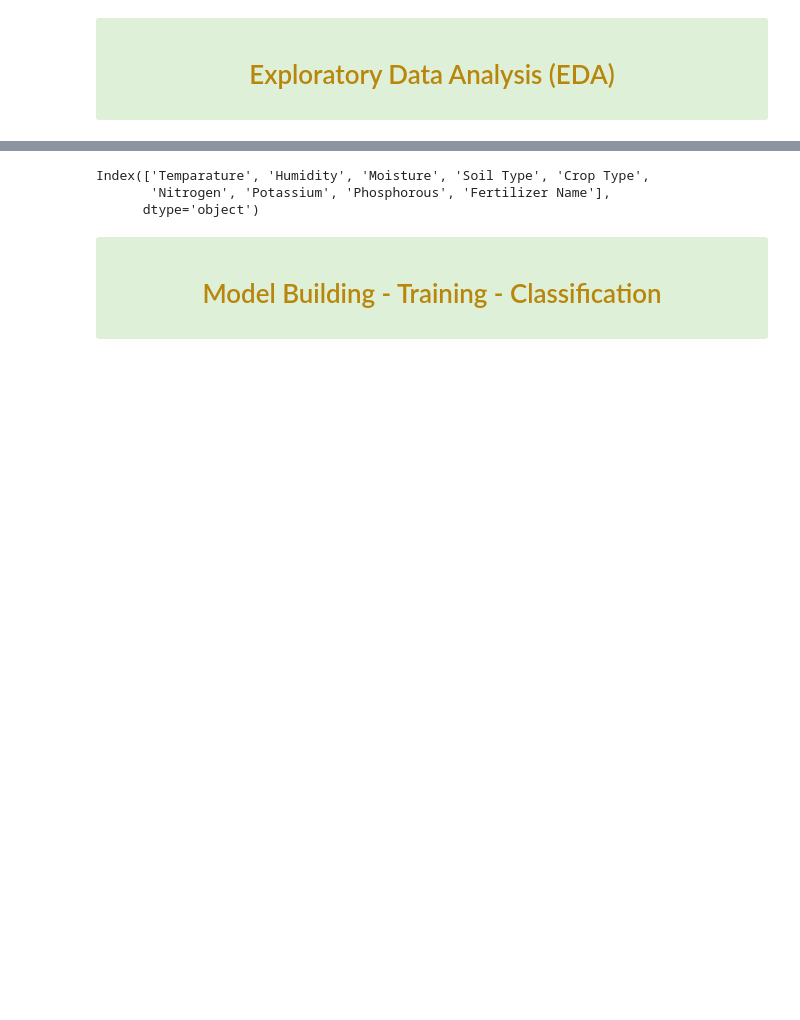
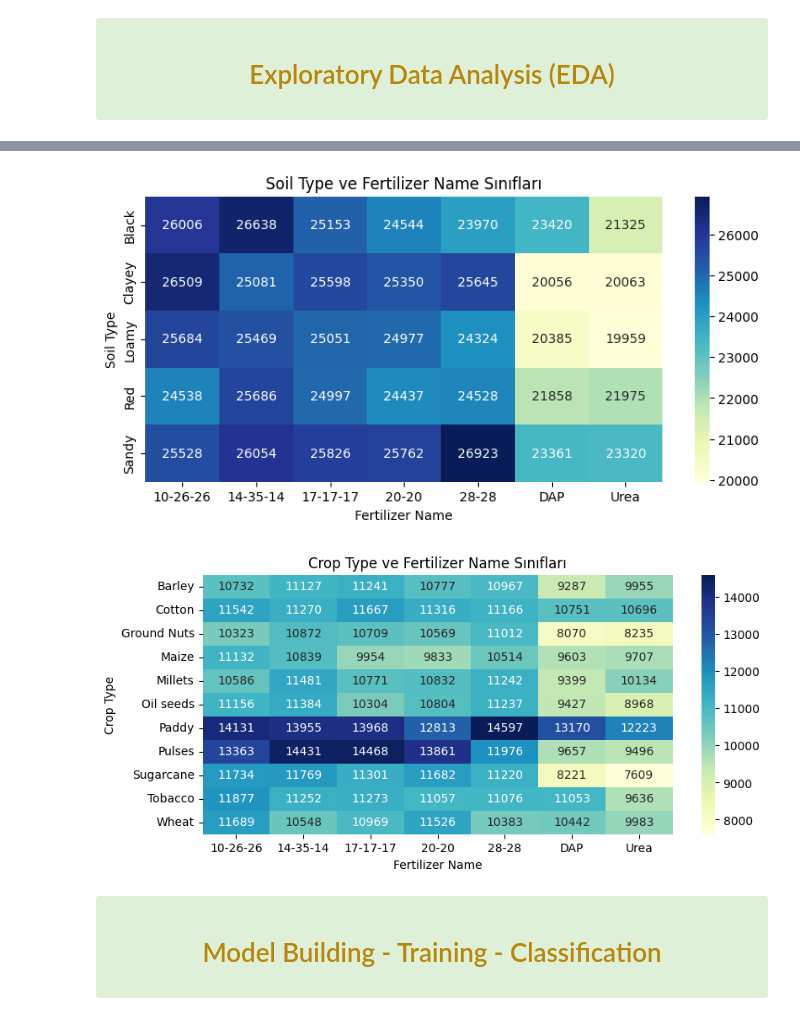
Before and after one commit to Muhammed-Mustafa-Dastan/Kaggle_Competition, a Jupyter notebook: Predicting Optimal Fertilizers/XGBoost_model_pro_02/main_v4.ipynb, the cells around one changed output, grey strips where cells are left out. Cells and saved outputs as stored; diff of their text form; code cells hidden in the pictures; blank space fills up the shorter version.

```diff
--- a/Predicting Optimal Fertilizers/XGBoost_model_pro_02/main_v4.ipynb
+++ b/Predicting Optimal Fertilizers/XGBoost_model_pro_02/main_v4.ipynb
@@ -217,17 +274,16 @@ for col in num_cols:
 # %%
 # 8. Crosstab + heatmap (Soil Type ve Crop Type için Fertilizer dağılımları)
 for cat in cat_cols:
-    ct = pd.crosstab(df_train[cat], df_train['Fertilizer'])
+    ct = pd.crosstab(df_train[cat], df_train['Fertilizer Name'])
     plt.figure(figsize=(9, 4))
     sns.heatmap(ct, annot=True, fmt='d', cmap='YlGnBu')
-    plt.title(f'{cat} ve Fertilizer Sınıfları')
+    plt.title(f'{cat} ve Fertilizer Name Sınıfları')
     plt.ylabel(cat)
-    plt.xlabel('Fertilizer')
+    plt.xlabel('Fertilizer Name')
     plt.show()
 # %% [output]
-Index(['Temparature', 'Humidity', 'Moisture', 'Soil Type', 'Crop Type',
-       'Nitrogen', 'Potassium', 'Phosphorous', 'Fertilizer Name'],
-      dtype='object')
+[figure, added]
+[figure, added]
 # %%
 y = df_train['Fertilizer Name']
 X = df_train.drop(['Fertilizer Name'],axis=1)
```
Also changed, not shown: parts of 15 cells of this notebook, 1 other file.
